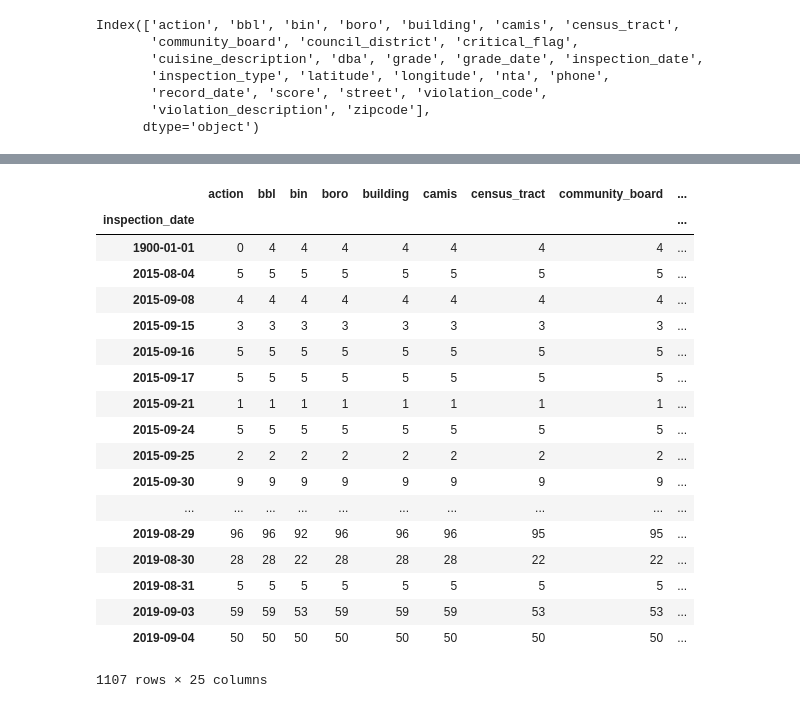
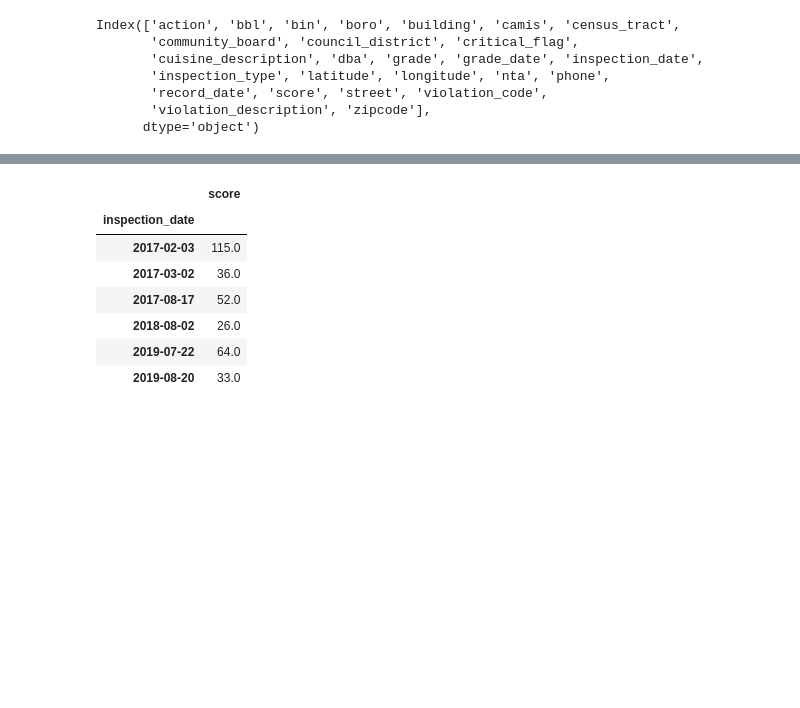
Before and after one commit to robblatt/PIZZAmetrics, a Jupyter notebook: Health Inspection Data.ipynb, the cells around one changed output, grey strips where cells are left out. Cells and saved outputs as stored; diff of their text form; code cells hidden in the pictures; blank space fills up the shorter version.

Commit message:
health inspection data added

```diff
--- a/Health Inspection Data.ipynb
+++ b/Health Inspection Data.ipynb
@@ -1,6 +1,8 @@
 # %%
 import pandas as pd
 import requests
+
+pd.set_option('display.max_columns', 500)
 # %%
 r1 = requests.get(
     'https://data.cityofnewyork.us/resource/43nn-pn8j.json?cuisine_description=Pizza&$offset=0')
@@ -103,22 +102,15 @@ df.groupby('camis').last()
+# %%
+df_tester = df[df['camis'] == '40363945'].sort_values('camis').reset_index(drop = True).copy()
+# %%
+df_tester.score = pd.to_numeric(df_tester.score)
 # %%
-df.groupby('inspection_date').count()
+df_tester.groupby(['inspection_date']).sum()
 # %% [output]
-|  | action | bbl | bin | boro | building | camis | census_tract | community_board | ... |
-| inspection_date |  |  |  |  |  |  |  |  | ... |
-| 1900-01-01 | 0 | 4 | 4 | 4 | 4 | 4 | 4 | 4 | ... |
-| 2015-08-04 | 5 | 5 | 5 | 5 | 5 | 5 | 5 | 5 | ... |
-| 2015-09-08 | 4 | 4 | 4 | 4 | 4 | 4 | 4 | 4 | ... |
-| 2015-09-15 | 3 | 3 | 3 | 3 | 3 | 3 | 3 | 3 | ... |
-| 2015-09-16 | 5 | 5 | 5 | 5 | 5 | 5 | 5 | 5 | ... |
-| 2015-09-17 | 5 | 5 | 5 | 5 | 5 | 5 | 5 | 5 | ... |
-| 2015-09-21 | 1 | 1 | 1 | 1 | 1 | 1 | 1 | 1 | ... |
-| 2015-09-24 | 5 | 5 | 5 | 5 | 5 | 5 | 5 | 5 | ... |
-| 2015-09-25 | 2 | 2 | 2 | 2 | 2 | 2 | 2 | 2 | ... |
-| 2015-09-30 | 9 | 9 | 9 | 9 | 9 | 9 | 9 | 9 | ... |
-| ... | ... | ... | ... | ... | ... | ... | ... | ... | ... |
-| 2019-08-29 | 96 | 96 | 92 | 96 | 96 | 96 | 95 | 95 | ... |
-| 2019-08-30 | 28 | 28 | 22 | 28 | 28 | 28 | 22 | 22 | ... |
-| 2019-08-31 | 5 | 5 | 5 | 5 | 5 | 5 | 5 | 5 | ... |
-| 2019-09-03 | 59 | 59 | 53 | 59 | 59 | 59 | 53 | 53 | ... |
-| 2019-09-04 | 50 | 50 | 50 | 50 | 50 | 50 | 50 | 50 | ... |
+|  | score |
+| inspection_date |  |
+| 2017-02-03 | 115.0 |
+| 2017-03-02 | 36.0 |
+| 2017-08-17 | 52.0 |
+| 2018-08-02 | 26.0 |
+| 2019-07-22 | 64.0 |
+| 2019-08-20 | 33.0 |
-1107 rows × 25 columns
```
Also changed, not shown: parts of 36 cells of this notebook, 1 other file.
